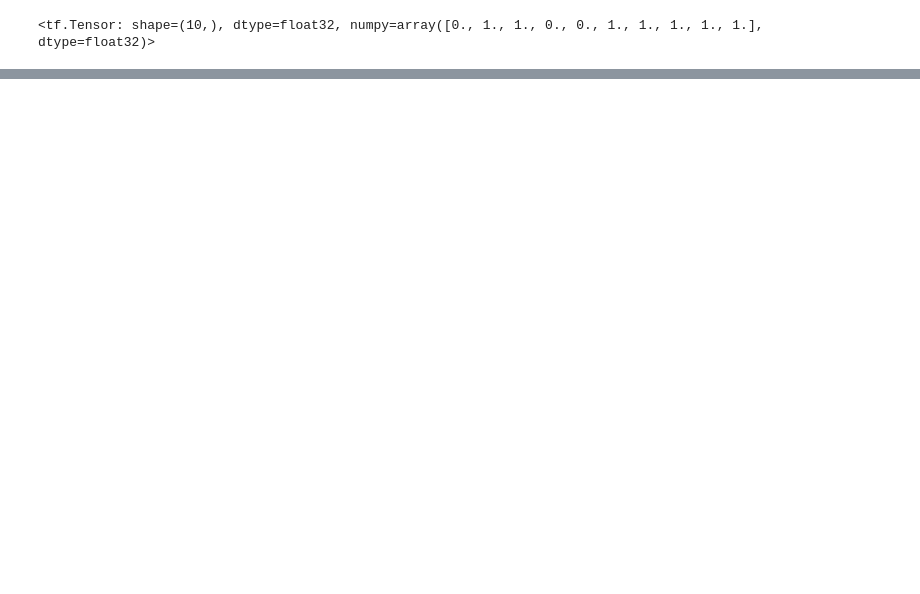
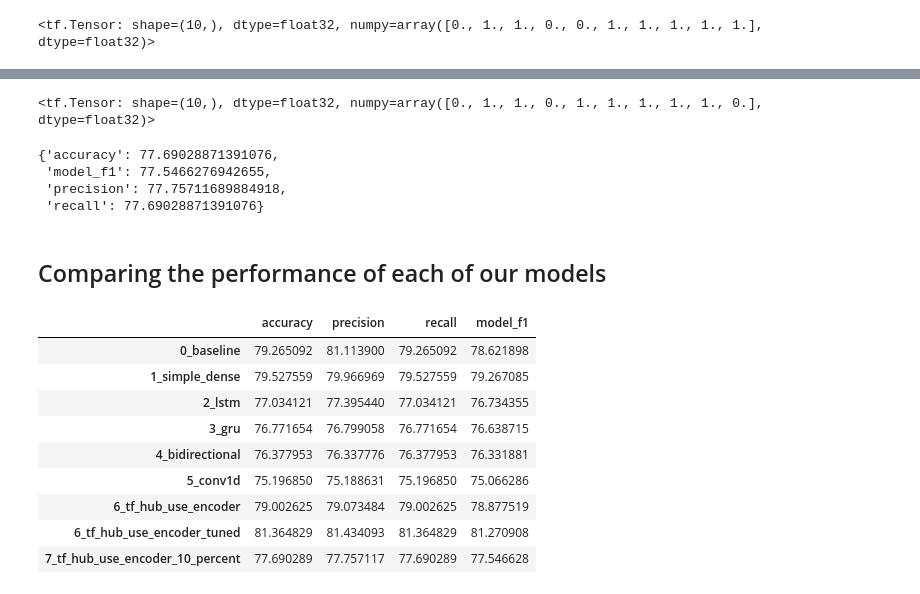
Before and after one commit to dfbeltran/tensorflow_tutorial, a Jupyter notebook: 08_introduction_to_nlp_in_tensorflow.ipynb, the cells around one changed output, grey strips where cells are left out. Saved outputs shown, nothing was run; the diff lists cells and outputs as text; code cells hidden in the pictures; blank space fills up the shorter version.

```diff
--- a/08_introduction_to_nlp_in_tensorflow.ipynb
+++ b/08_introduction_to_nlp_in_tensorflow.ipynb
@@ -720,0 +1304,8 @@ model_2_results
+# %%
+# Fit the modle to the 10% training data subset
+model_7_history = model_7.fit(train_sentences_10_percent_split,
+                              train_labels_10_percent,
+                              epochs = 5,
+                              validation_data = (val_sentences, val_labels),
+                              callbacks = [create_tensorboard_callback(SAVE_DIR,
+                                                                       'tf_hub_sentence_encoder_10_percent')])
@@ -720,0 +1324,4 @@ model_2_results
+# %%
+# Make predictions with the model trained on 10% of the data
+model_7_pred_probs = model_7.predict(val_sentences)
+model_7_pred_probs[:10]
@@ -720,0 +1339,42 @@ model_2_results
+# %%
+# turn pred probs into labels
+model_7_preds = tf.squeeze(tf.round(model_7_pred_probs))
+model_7_preds[:10]
+# %% [output]
+<tf.Tensor: shape=(10,), dtype=float32, numpy=array([0., 1., 1., 0., 1., 1., 1., 1., 1., 0.], dtype=float32)>
+# %%
+# Evaluate model 7 predictions
+model_7_results = calculate_results(y_true = val_labels,
+                                    y_pred = model_7_preds)
+model_7_results
+# %% [output]
+{'accuracy': 77.69028871391076,
+ 'model_f1': 77.5466276942655,
+ 'precision': 77.75711689884918,
+ 'recall': 77.69028871391076}
+# %% [markdown]
+## Comparing the performance of each of our models
+# %%
+# Combine model results into a DataFrame
+all_model_results = pd.DataFrame({'0_baseline':baseline_results,
+                                  '1_simple_dense':model_1_results,
+                                  '2_lstm':model_2_results,
+                                  '3_gru':model_3_results,
+                                  '4_bidirectional':model_4_results,
+                                  '5_conv1d':model_5_results,
+                                  '6_tf_hub_use_encoder':model_6_results,
+                                  '6_tf_hub_use_encoder_tuned':model_6_1_results,
+                                  '7_tf_hub_use_encoder_10_percent':model_7_results})
+all_model_results = all_model_results.transpose()
+all_model_results
+# %% [output]
+|  | accuracy | precision | recall | model_f1 |
+| 0_baseline | 79.265092 | 81.113900 | 79.265092 | 78.621898 |
+| 1_simple_dense | 79.527559 | 79.966969 | 79.527559 | 79.267085 |
+| 2_lstm | 77.034121 | 77.395440 | 77.034121 | 76.734355 |
+| 3_gru | 76.771654 | 76.799058 | 76.771654 | 76.638715 |
+| 4_bidirectional | 76.377953 | 76.337776 | 76.377953 | 76.331881 |
+| 5_conv1d | 75.196850 | 75.188631 | 75.196850 | 75.066286 |
+| 6_tf_hub_use_encoder | 79.002625 | 79.073484 | 79.002625 | 78.877519 |
+| 6_tf_hub_use_encoder_tuned | 81.364829 | 81.434093 | 81.364829 | 81.270908 |
+| 7_tf_hub_use_encoder_10_percent | 77.690289 | 77.757117 | 77.690289 | 77.546628 |
```
Also changed, not shown: parts of 86 cells of this notebook.
